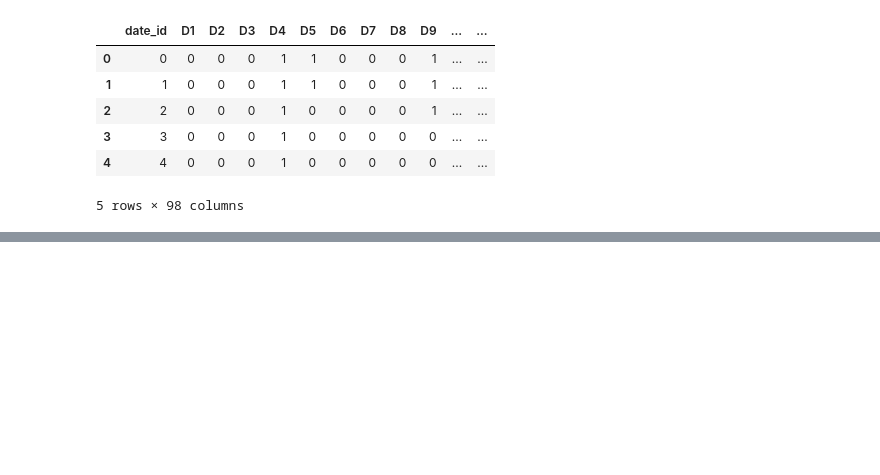
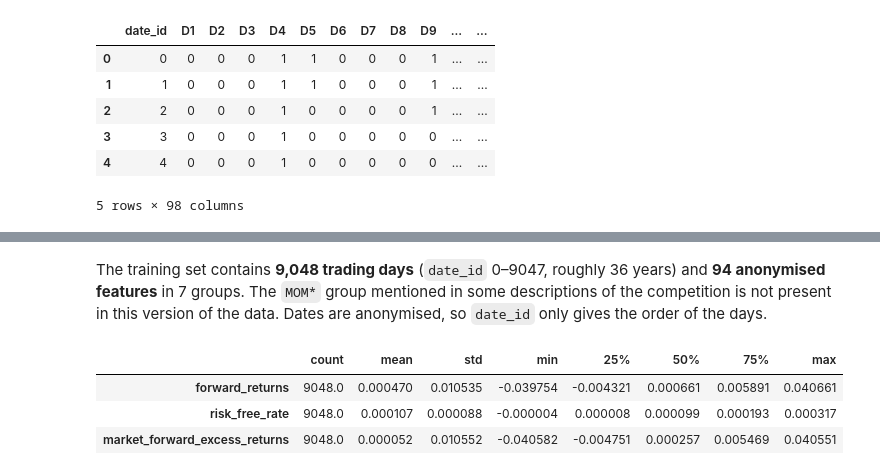
Before and after one commit to ceng313-2026/GROUP59_CENG313, a Jupyter notebook: assignment1_eda_baseline.ipynb, the cells around one changed output, grey strips where cells are left out. Saved outputs shown, nothing was run; the diff lists cells and outputs as text; code cells hidden in the pictures; blank space fills up the shorter version.

```diff
--- a/assignment1_eda_baseline.ipynb
+++ b/assignment1_eda_baseline.ipynb
@@ -63,0 +94,9 @@ train.head()
+# %% [markdown]
+The training set contains **9,048 trading days** (`date_id` 0–9047, roughly 36 years) and **94 anonymised features** in 7 groups. The `MOM*` group mentioned in some descriptions of the competition is not present in this version of the data. Dates are anonymised, so `date_id` only gives the order of the days.
+# %%
+train[data.TARGET_COLS].describe().T
+# %% [output]
+|  | count | mean | std | min | 25% | 50% | 75% | max |
+| forward_returns | 9048.0 | 0.000470 | 0.010535 | -0.039754 | -0.004321 | 0.000661 | 0.005891 | 0.040661 |
+| risk_free_rate | 9048.0 | 0.000107 | 0.000088 | -0.000004 | 0.000008 | 0.000099 | 0.000193 | 0.000317 |
+| market_forward_excess_returns | 9048.0 | 0.000052 | 0.010552 | -0.040582 | -0.004751 | 0.000257 | 0.005469 | 0.040551 |
```
Also changed, not shown: parts of 10 cells of this notebook.
